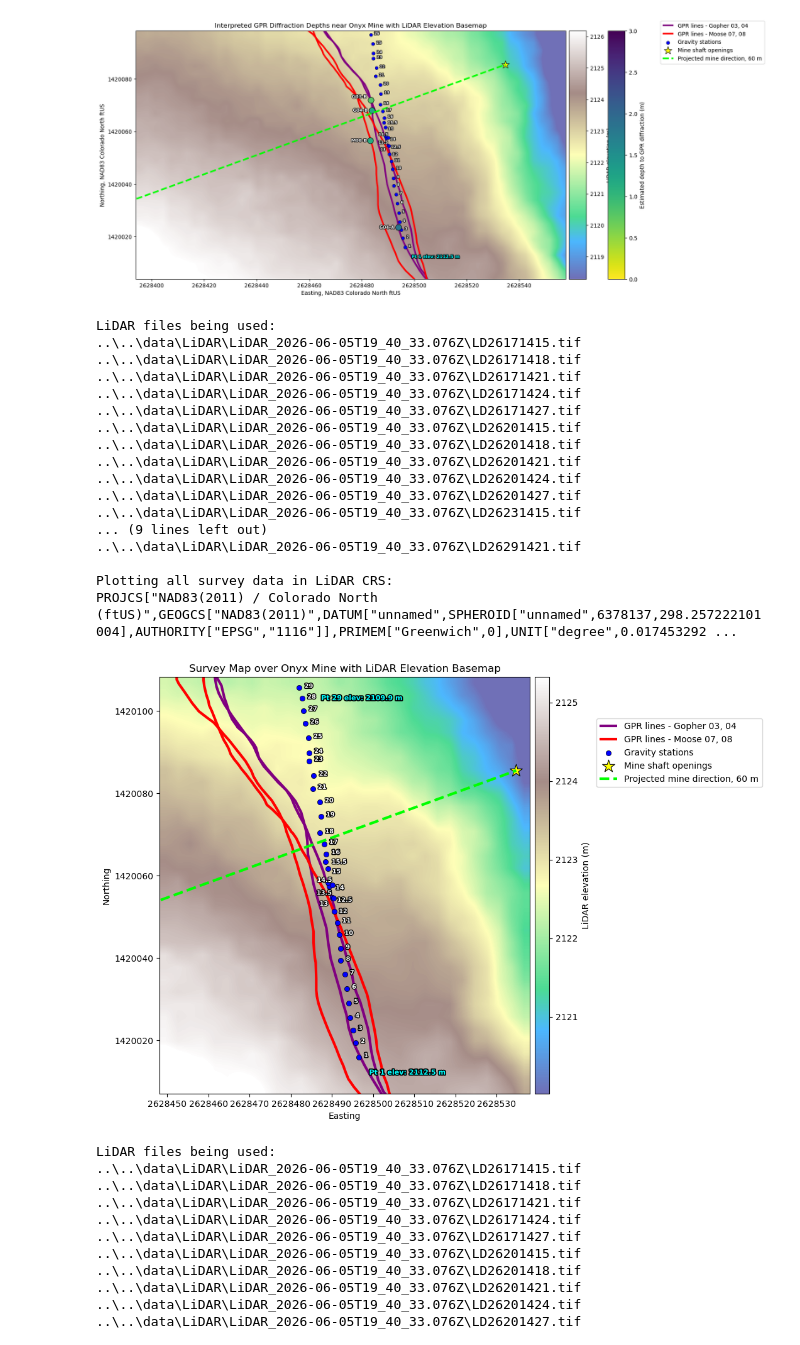
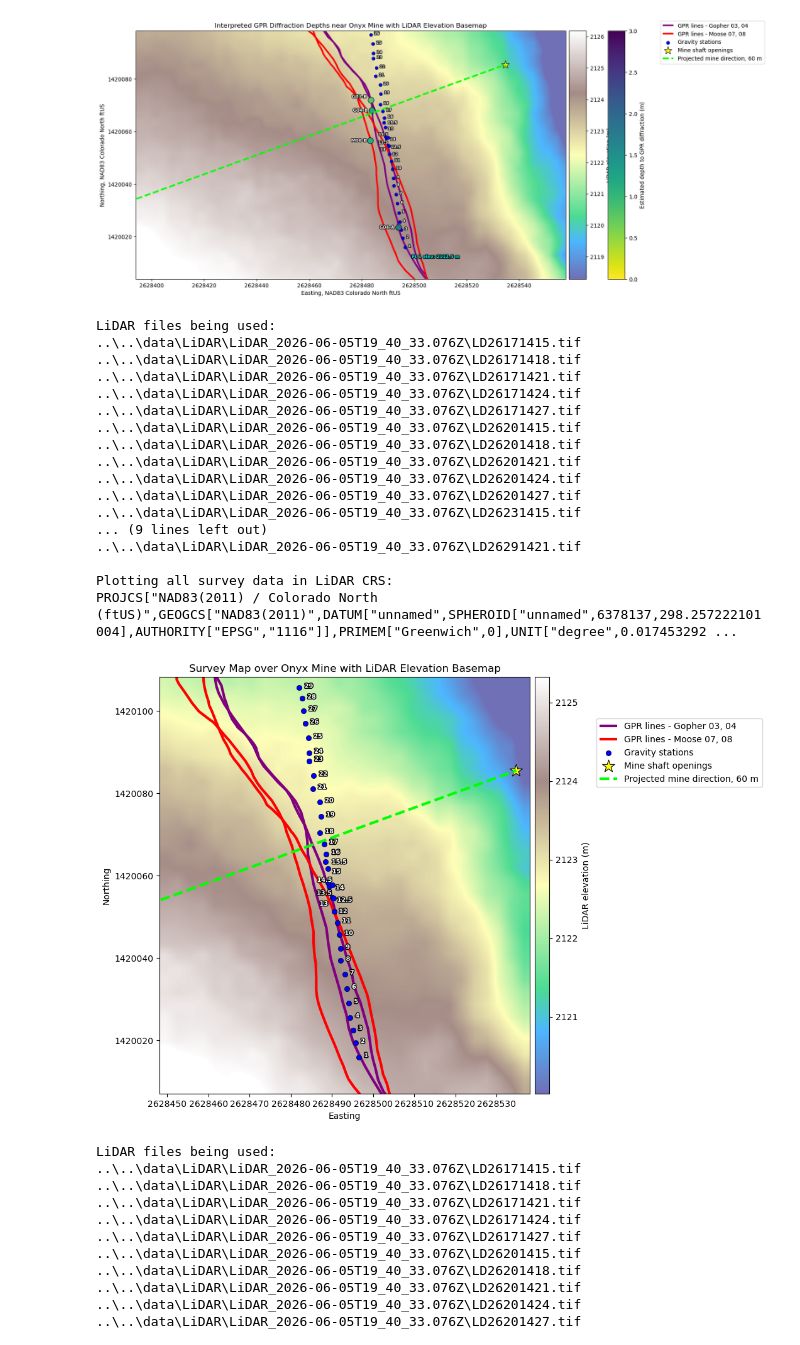
Before and after one commit to tessamurphy16/Geophysical-Characterization-of-the-Historic-Onyx-Mine-in-Steamboat-Springs-CO.-, a Jupyter notebook: notebooks/WORKING ipynb files/survey_map_lidar_elevation.ipynb, the cells around one changed output. Drawn from its saved outputs; the diff is of its cells as text; code cells hidden in the pictures.

```diff
--- a/notebooks/WORKING ipynb files/survey_map_lidar_elevation.ipynb
+++ b/notebooks/WORKING ipynb files/survey_map_lidar_elevation.ipynb
@@ -1425,10 +1425,7 @@ gravity_label_offsets = {
 
 default_gravity_label_offset = (6, 2, "left", "center")
 
-elevation_label_offsets = {
-    1:  (12, -18, "left", "center"),
-    29: (25, -12, "left", "center"),   # moved down so it is not cut off
-}
+
 
 # ============================================================
 # Unit conversions
@@ -1828,40 +1825,6 @@ for _, row in gravity_plot.iterrows():
     )
 
 
-# ============================================================
-# Label elevations at gravity points 1 and 29 only
-# ============================================================
-
-elevation_points = gravity_plot[
-    gravity_plot["station_num_clean"].isin([1, 29])
-].copy()
-
-for _, row in elevation_points.iterrows():
-    station = int(row["station_num_clean"])
-    elevation = float(row[elevation_col])
-
-    x_offset, y_offset, ha, va = elevation_label_offsets.get(
-        station,
-        (12, 12, "right", "center")
-    )
-
-    ax.annotate(
-        f"Pt {station} elev: {elevation:.1f} m",
-        xy=(row.geometry.x, row.geometry.y),
-        xytext=(x_offset, y_offset),
-        textcoords="offset points",
-        fontsize=elevation_label_size,
-        color="cyan",
-        weight="bold",
-        ha=ha,
-        va=va,
-        zorder=12,
-        path_effects=[
-            pe.withStroke(linewidth=2.5, foreground="black")
-        ]
-    )
-
-
 
 # ============================================================
 # Final formatting
@@ -1885,35 +1848,35 @@ ax.get_xaxis().get_major_formatter().set_scientific(False)
 ax.get_yaxis().get_major_formatter().set_scientific(False)
 
 plt.xticks(rotation=45)
 
 plt.subplots_adjust(
     left=0.1,
     right=0.72,
     bottom=0.12,
     top=0.92
 )
 
-#plt.savefig("onyx_mine_lidar_basemap.png", dpi=300, bbox_inches="tight")
+plt.savefig("onyx_mine_lidar_basemap.png", dpi=300, bbox_inches="tight")
 plt.show()
 # %% [output]
 LiDAR files being used:
 ..\..\data\LiDAR\LiDAR_2026-06-05T19_40_33.076Z\LD26171415.tif
 ..\..\data\LiDAR\LiDAR_2026-06-05T19_40_33.076Z\LD26171418.tif
 ..\..\data\LiDAR\LiDAR_2026-06-05T19_40_33.076Z\LD26171421.tif
 ..\..\data\LiDAR\LiDAR_2026-06-05T19_40_33.076Z\LD26171424.tif
 ..\..\data\LiDAR\LiDAR_2026-06-05T19_40_33.076Z\LD26171427.tif
 ..\..\data\LiDAR\LiDAR_2026-06-05T19_40_33.076Z\LD26201415.tif
 ..\..\data\LiDAR\LiDAR_2026-06-05T19_40_33.076Z\LD26201418.tif
 ..\..\data\LiDAR\LiDAR_2026-06-05T19_40_33.076Z\LD26201421.tif
 ..\..\data\LiDAR\LiDAR_2026-06-05T19_40_33.076Z\LD26201424.tif
 ..\..\data\LiDAR\LiDAR_2026-06-05T19_40_33.076Z\LD26201427.tif
 ..\..\data\LiDAR\LiDAR_2026-06-05T19_40_33.076Z\LD26231415.tif
 ... (9 lines left out)
 ..\..\data\LiDAR\LiDAR_2026-06-05T19_40_33.076Z\LD26291421.tif
 
 Plotting all survey data in LiDAR CRS:
 PROJCS["NAD83(2011) / Colorado North (ftUS)",GEOGCS["NAD83(2011)",DATUM["unnamed",SPHEROID["unnamed",6378137,298.257222101004],AUTHORITY["EPSG","1116"]],PRIMEM["Greenwich",0],UNIT["degree",0.017453292 ...
-[figure, old version]
+[figure, new version]
 # %%
 figsize = (10, 20)
 
```
Also changed, not shown: parts of 2 cells of this notebook, 3 other files.
